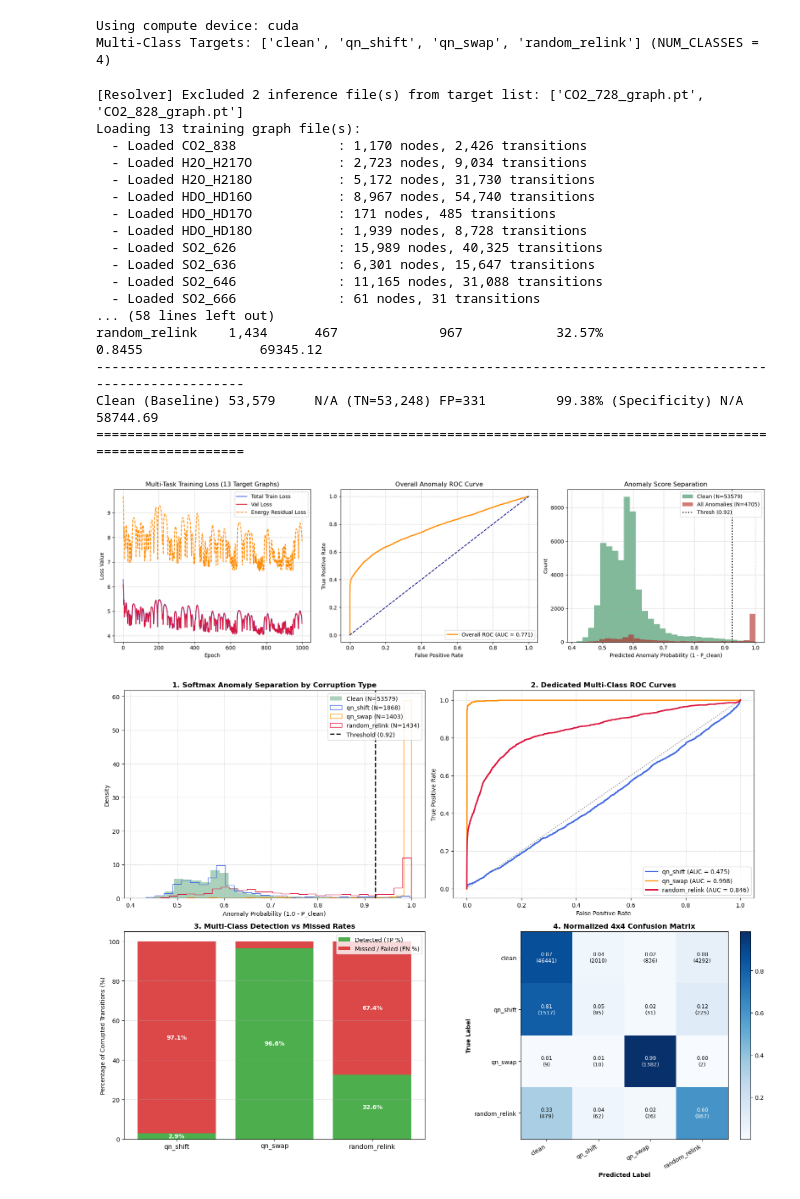
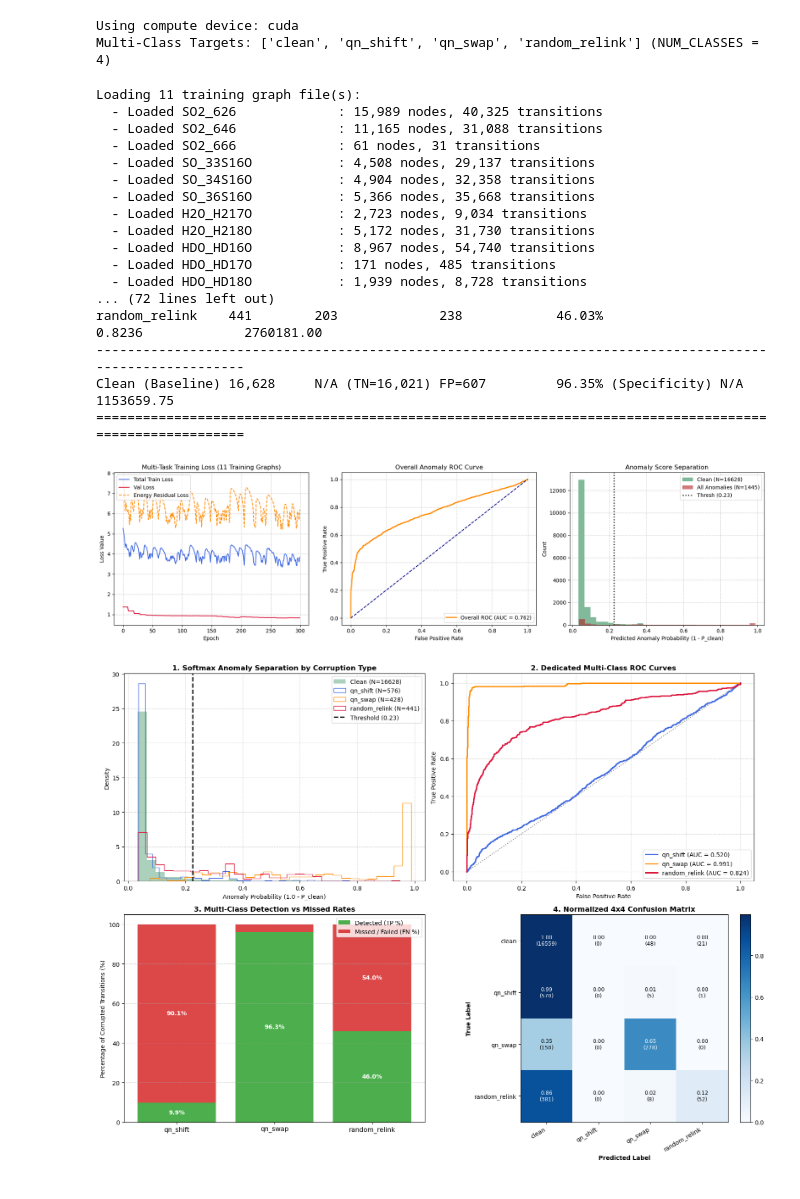
Before and after one commit to projectaks1/MARVEL-Spectroscopic-Anomaly-Classsifier, a Jupyter notebook: MARVEL_GNN_CLASSIFIER_V1.ipynb, the cells around one changed output. Drawn from its saved outputs; the diff is of its cells as text; code cells hidden in the pictures.

Commit message:
Fixed data leakage

```diff
--- a/MARVEL_GNN_CLASSIFIER_V1.ipynb
+++ b/MARVEL_GNN_CLASSIFIER_V1.ipynb
@@ -722,38 +791,47 @@ def train_and_evaluate(raw_graphs, epochs=EPOCHS, lr=LEARNING_RATE, device=DEVIC
 # %%
-exclude_list = INFERENCE_TARGETS if EXCLUDE_INFERENCE_FROM_TRAINING else None
-training_files = resolve_graph_files(TARGET_GRAPH_FILES, DATA_DIR, exclude_specs=exclude_list)
-
-print(f"Loading {len(training_files)} training graph file(s):")
-raw_graphs = []
-for tf in training_files:
-    raw_data = torch.load(tf, weights_only=False)
-    mol_name = getattr(raw_data, 'molecule_name', os.path.basename(tf))
+print(f"Loading {len(TRAIN_GRAPH_NAMES)} training graph file(s):")
+train_graphs = []
+for tf in TRAIN_GRAPH_NAMES:
+    p = os.path.join(DATA_DIR, tf)
+    raw_data = torch.load(p, weights_only=False)
+    train_graphs.append(raw_data)
+    mol_name = getattr(raw_data, 'molecule_name', tf)
     nodes = raw_data.num_nodes if hasattr(raw_data, 'num_nodes') and raw_data.num_nodes is not None else raw_data.x.shape[0]
     trans = raw_data.edge_index.shape[1] // 2
-    raw_graphs.append(raw_data)
     print(f"  - Loaded {mol_name:<20}: {nodes:,} nodes, {trans:,} transitions")
 
-model, best_threshold = train_and_evaluate(raw_graphs, epochs=EPOCHS, lr=LEARNING_RATE, device=DEVICE)
+print(f"\nLoading {len(VAL_GRAPH_NAMES)} held-out validation graph file(s):")
+val_graphs = []
+for vf in VAL_GRAPH_NAMES:
+    p = os.path.join(DATA_DIR, vf)
+    raw_data = torch.load(p, weights_only=False)
+    val_graphs.append(raw_data)
+    mol_name = getattr(raw_data, 'molecule_name', vf)
+    nodes = raw_data.num_nodes if hasattr(raw_data, 'num_nodes') and raw_data.num_nodes is not None else raw_data.x.shape[0]
+    trans = raw_data.edge_index.shape[1] // 2
+    print(f"  - Loaded {mol_name:<20}: {nodes:,} nodes, {trans:,} transitions")
+
+model, best_threshold = train_and_evaluate(train_graphs, val_graphs, epochs=EPOCHS, lr=LEARNING_RATE, device=DEVICE)
 # %% [output]
-[Resolver] Excluded 2 inference file(s) from target list: ['CO2_728_graph.pt', 'CO2_828_graph.pt']
-Loading 13 training graph file(s):
-  - Loaded CO2_838             : 1,170 nodes, 2,426 transitions
+Loading 11 training graph file(s):
+  - Loaded SO2_626             : 15,989 nodes, 40,325 transitions
+  - Loaded SO2_646             : 11,165 nodes, 31,088 transitions
+  - Loaded SO2_666             : 61 nodes, 31 transitions
+  - Loaded SO_33S16O           : 4,508 nodes, 29,137 transitions
+  - Loaded SO_34S16O           : 4,904 nodes, 32,358 transitions
+  - Loaded SO_36S16O           : 5,366 nodes, 35,668 transitions
   - Loaded H2O_H217O           : 2,723 nodes, 9,034 transitions
   - Loaded H2O_H218O           : 5,172 nodes, 31,730 transitions
   - Loaded HDO_HD16O           : 8,967 nodes, 54,740 transitions
   - Loaded HDO_HD17O           : 171 nodes, 485 transitions
   - Loaded HDO_HD18O           : 1,939 nodes, 8,728 transitions
-  - Loaded SO2_626             : 15,989 nodes, 40,325 transitions
-  - Loaded SO2_636             : 6,301 nodes, 15,647 transitions
-  - Loaded SO2_646             : 11,165 nodes, 31,088 transitions
-  - Loaded SO2_666             : 61 nodes, 31 transitions
-... (58 lines left out)
-random_relink    1,434      467             967            32.57%                0.8455               69345.12
+... (72 lines left out)
+random_relink    441        203             238            46.03%                0.8236             2760181.00
 ---------------------------------------------------------------------------------------------------------
-Clean (Baseline) 53,579     N/A (TN=53,248) FP=331         99.38% (Specificity) N/A                    58744.69
+Clean (Baseline) 16,628     N/A (TN=16,021) FP=607         96.35% (Specificity) N/A                  1153659.75
 =========================================================================================================
-[figure, old version]
+[figure, new version]
-[figure, old version]
+[figure, new version]
 # %%
 infer_files = resolve_graph_files(INFERENCE_TARGETS, DATA_DIR)
 
```
Also changed, not shown: parts of 7 cells of this notebook, 4 other files.
